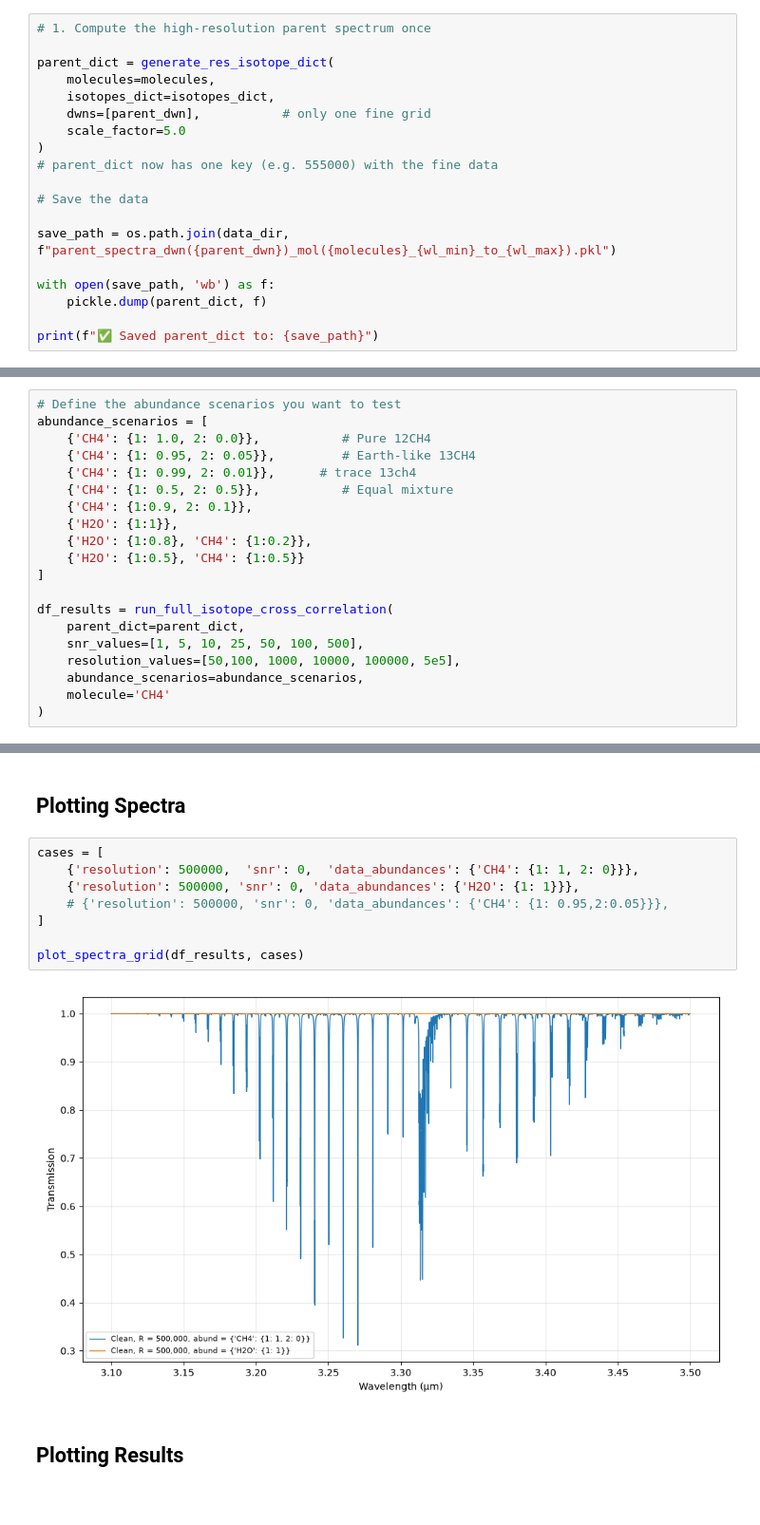
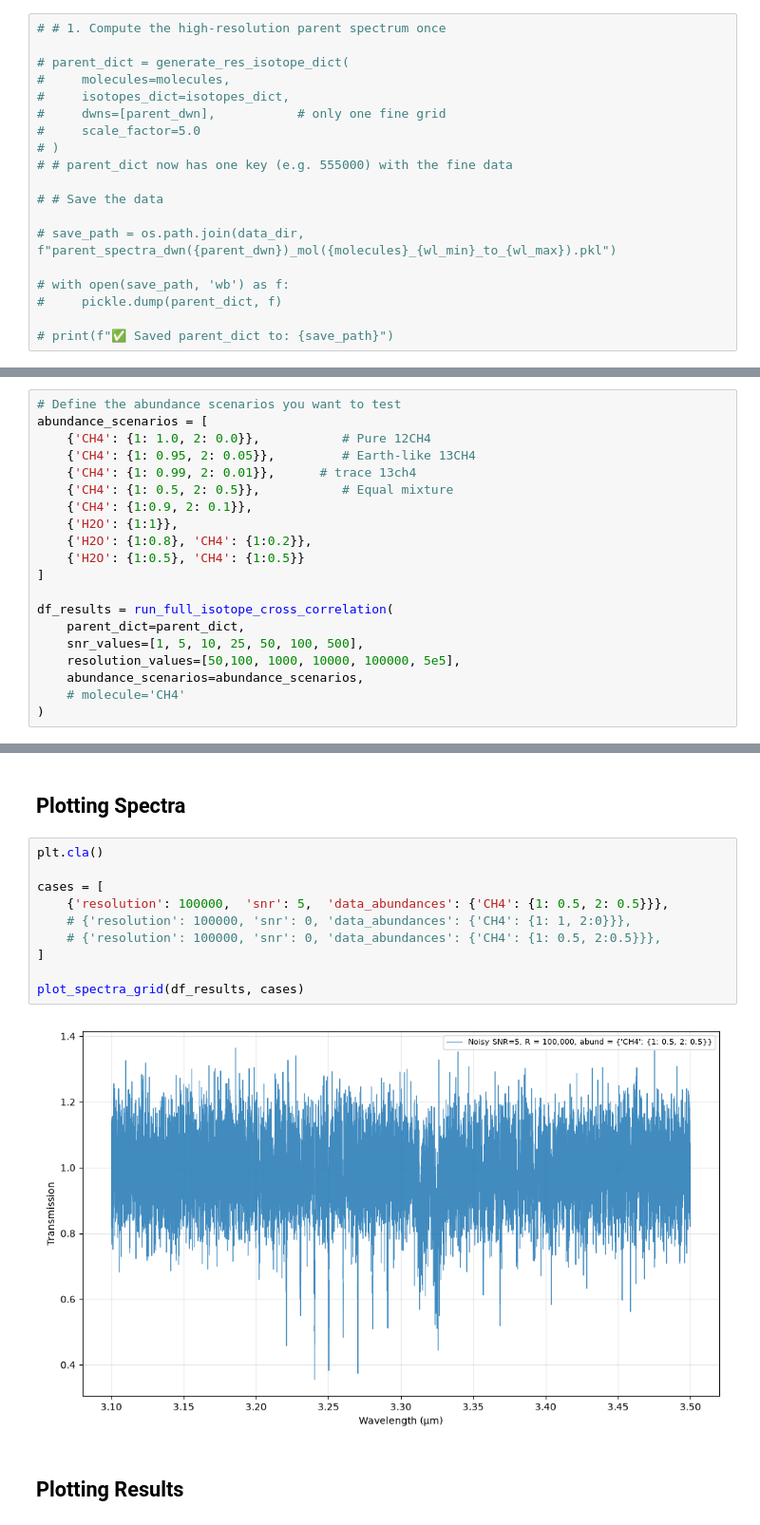
Before and after one commit to zanecollins/sgl_science_case, a Jupyter notebook: sgl_science_case/notebooks/summer_26_isotope_tests_cc.ipynb, the cells around one changed output, grey strips where cells are left out. Shown at 95% size. Saved outputs shown, nothing was run; the diff lists cells and outputs as text.

```diff
--- a/sgl_science_case/notebooks/summer_26_isotope_tests_cc.ipynb
+++ b/sgl_science_case/notebooks/summer_26_isotope_tests_cc.ipynb
@@ -582,21 +607,21 @@ parent_dwn = 0.0005
 molecules = ['CH4', 'H2O']
 isotopes_dict = {'CH4': [1, 2], 'H2O': [1]}
 # %%
-# 1. Compute the high-resolution parent spectrum once
+# # 1. Compute the high-resolution parent spectrum once
 
-parent_dict = generate_res_isotope_dict(
-    molecules=molecules,
-    isotopes_dict=isotopes_dict,
-    dwns=[parent_dwn],           # only one fine grid
-    scale_factor=5.0
-)
-# parent_dict now has one key (e.g. 555000) with the fine data
+# parent_dict = generate_res_isotope_dict(
+#     molecules=molecules,
+#     isotopes_dict=isotopes_dict,
+#     dwns=[parent_dwn],           # only one fine grid
+#     scale_factor=5.0
+# )
+# # parent_dict now has one key (e.g. 555000) with the fine data
 
-# Save the data
+# # Save the data
 
-save_path = os.path.join(data_dir, f"parent_spectra_dwn({parent_dwn})_mol({molecules}_{wl_min}_to_{wl_max}).pkl")
+# save_path = os.path.join(data_dir, f"parent_spectra_dwn({parent_dwn})_mol({molecules}_{wl_min}_to_{wl_max}).pkl")
 
-with open(save_path, 'wb') as f:
-    pickle.dump(parent_dict, f)
+# with open(save_path, 'wb') as f:
+#     pickle.dump(parent_dict, f)
 
-print(f"✅ Saved parent_dict to: {save_path}")
+# print(f"✅ Saved parent_dict to: {save_path}")
@@ -640,7 +654,7 @@ df_results = run_full_isotope_cross_correlation(
     snr_values=[1, 5, 10, 25, 50, 100, 500],
     resolution_values=[50,100, 1000, 10000, 100000, 5e5],
     abundance_scenarios=abundance_scenarios,
-    molecule='CH4'
+    # molecule='CH4'
 )
 # %% [output]
 Creating binned versions...
@@ -697,14 +678,16 @@ Finished! Total cross-correlations computed: 2688
 # %% [markdown]
 ## Plotting Spectra
 # %%
+plt.cla()
+
 cases = [
-    {'resolution': 500000,  'snr': 0,  'data_abundances': {'CH4': {1: 1, 2: 0}}},
-    {'resolution': 500000, 'snr': 0, 'data_abundances': {'H2O': {1: 1}}},
-    # {'resolution': 500000, 'snr': 0, 'data_abundances': {'CH4': {1: 0.95,2:0.05}}},
+    {'resolution': 100000,  'snr': 5,  'data_abundances': {'CH4': {1: 0.5, 2: 0.5}}},
+    # {'resolution': 100000, 'snr': 0, 'data_abundances': {'CH4': {1: 1, 2:0}}},
+    # {'resolution': 100000, 'snr': 0, 'data_abundances': {'CH4': {1: 0.5, 2:0.5}}},
 ]
 
 plot_spectra_grid(df_results, cases)
 # %% [output]
-[figure, old version]
+[figure, new version]
 # %% [markdown]
 ## Plotting Results
```
Also changed, not shown: parts of 13 cells of this notebook.
